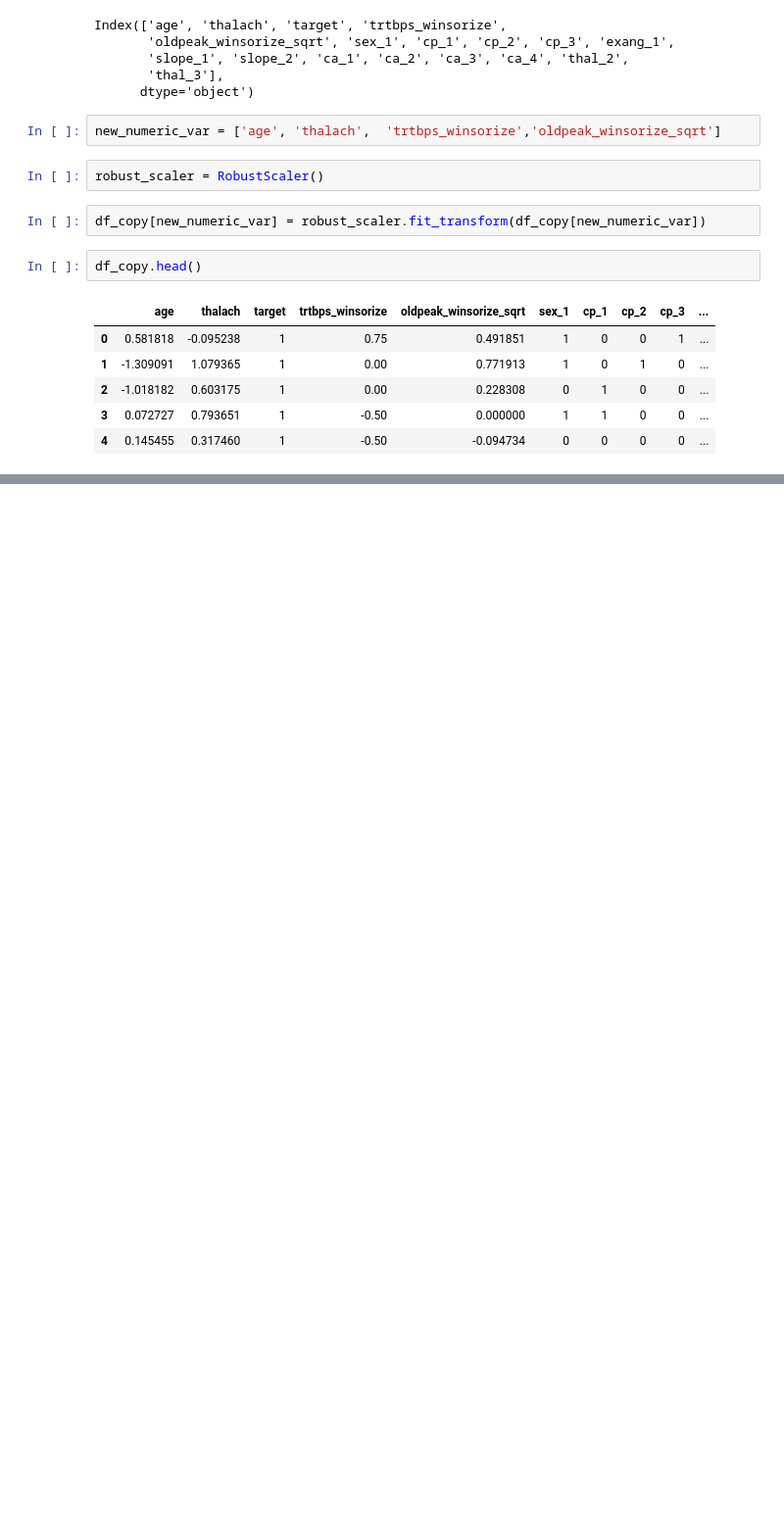
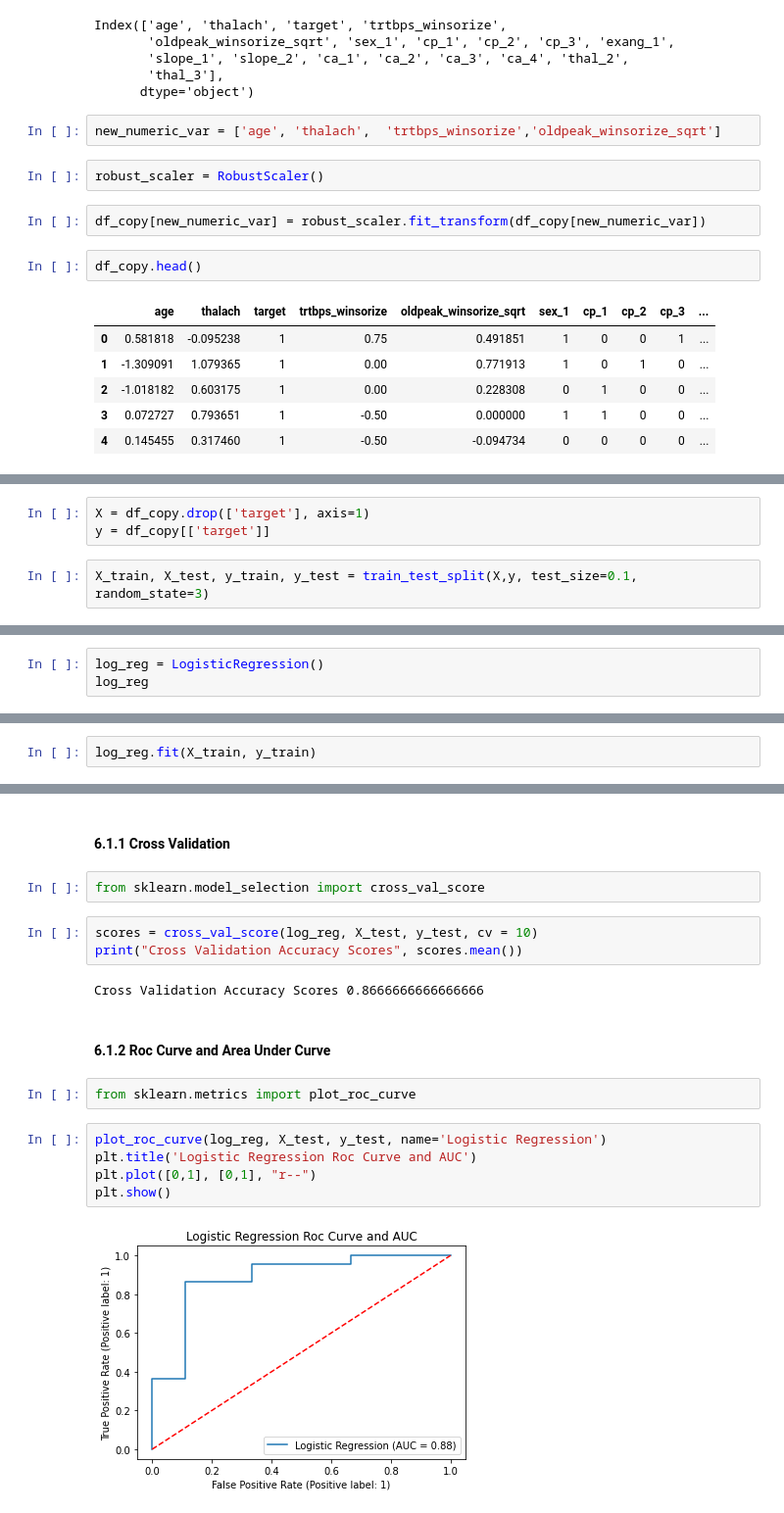
Before and after one commit to TaeMD/ML-projects, a Jupyter notebook: heart-attack-analysis.ipynb, the cells around one changed output, grey strips where cells are left out. Shown at 98% size. Cells and saved outputs as stored; diff of their text form; blank space fills up the shorter version.

```diff
--- a/heart-attack-analysis.ipynb
+++ b/heart-attack-analysis.ipynb
@@ -1165,0 +1170,5 @@ df_copy.head()
+# %%
+X = df_copy.drop(['target'], axis=1)
+y = df_copy[['target']]
+# %%
+X_train, X_test, y_train, y_test = train_test_split(X,y, test_size=0.1, random_state=3)
@@ -1165,0 +1200,3 @@ df_copy.head()
+# %%
+log_reg = LogisticRegression()
+log_reg
@@ -1165,0 +1205,2 @@ df_copy.head()
+# %%
+log_reg.fit(X_train, y_train)
@@ -1165,0 +1222,20 @@ df_copy.head()
+# %% [markdown]
+#### 6.1.1 Cross Validation
+# %%
+from sklearn.model_selection import cross_val_score
+# %%
+scores = cross_val_score(log_reg, X_test, y_test, cv = 10)
+print("Cross Validation Accuracy Scores", scores.mean())
+# %% [output]
+Cross Validation Accuracy Scores 0.8666666666666666
+# %% [markdown]
+#### 6.1.2 Roc Curve and Area Under Curve
+# %%
+from sklearn.metrics import plot_roc_curve
+# %%
+plot_roc_curve(log_reg, X_test, y_test, name='Logistic Regression')
+plt.title('Logistic Regression Roc Curve and AUC')
+plt.plot([0,1], [0,1], "r--")
+plt.show()
+# %% [output]
+[figure, added]
```
Also changed, not shown: parts of 25 cells of this notebook.
